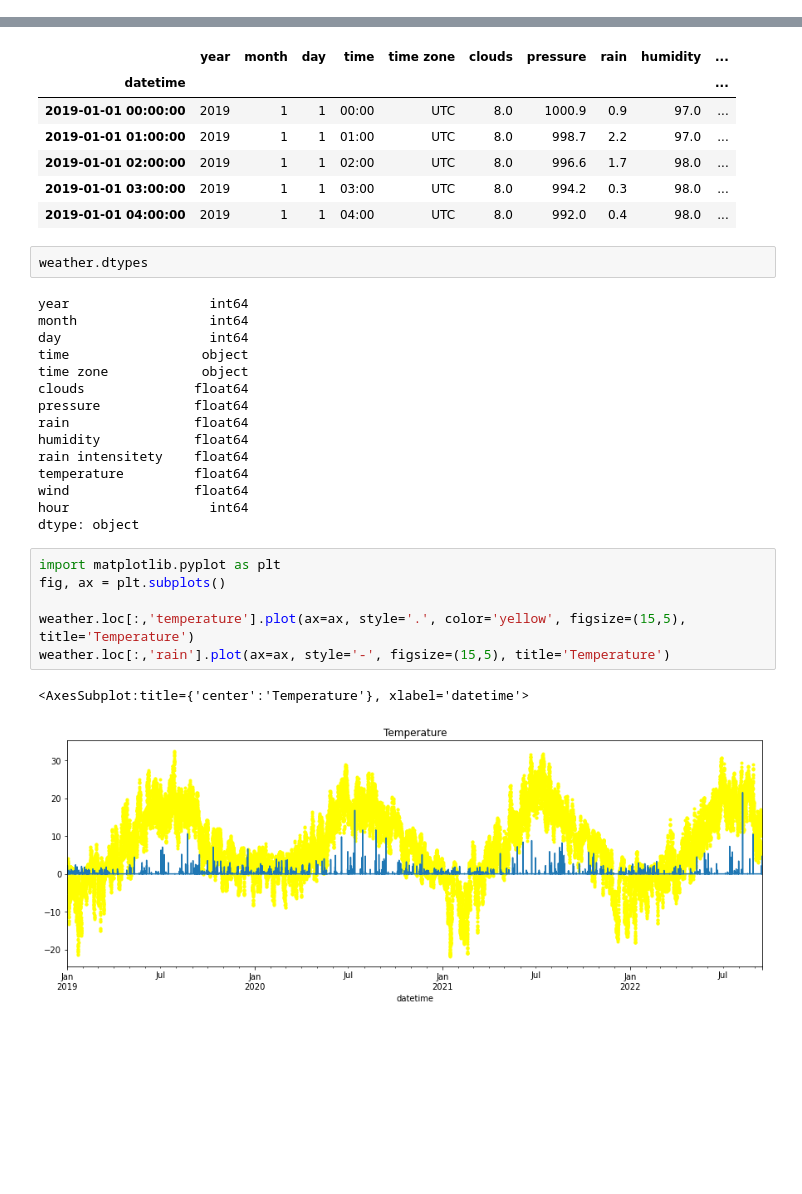
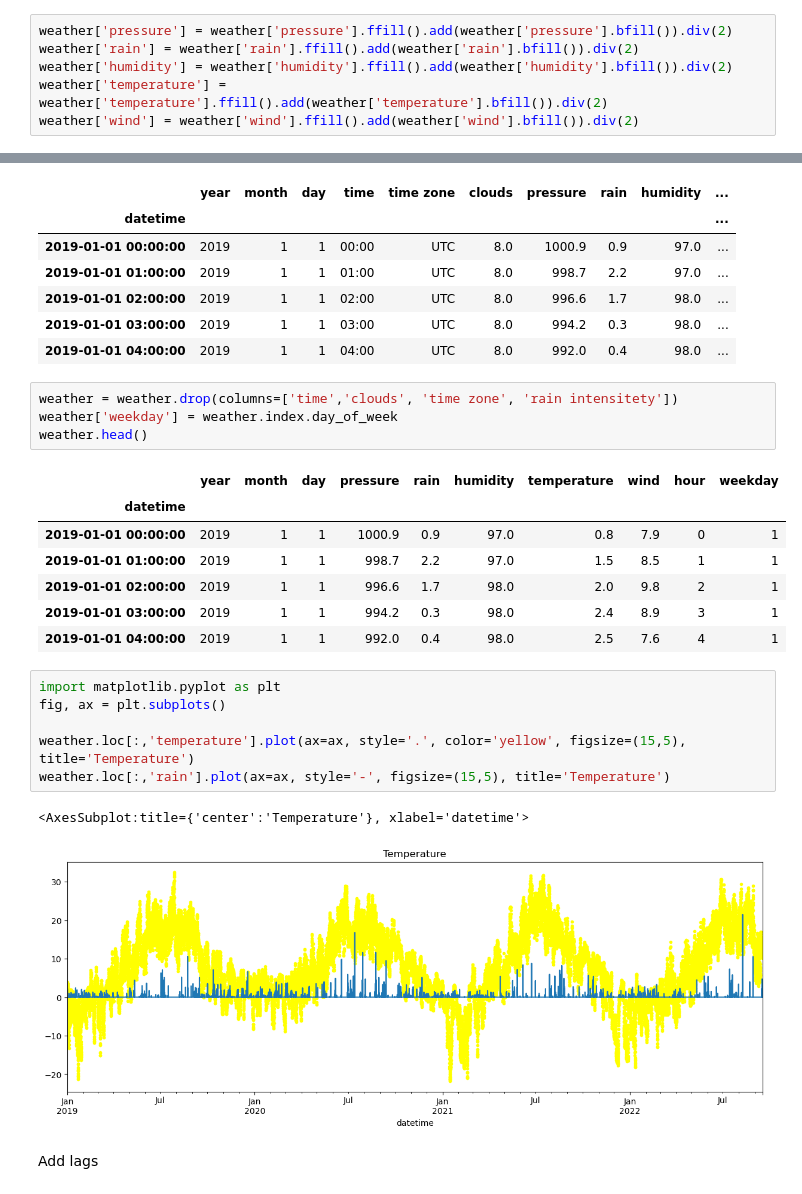
Before and after one commit to IDS-mini/electricity, a Jupyter notebook: data/weather_eda.ipynb, the cells around one changed output, grey strips where cells are left out. Drawn from its saved outputs; the diff is of its cells as text; blank space fills up the shorter version.

Commit message:
weather future data predicted and variable fixes

```diff
--- a/data/weather_eda.ipynb
+++ b/data/weather_eda.ipynb
@@ -50,3 +56,9 @@ weather = weather.rename(columns=colnames)
+# %%
+weather['pressure'] = weather['pressure'].ffill().add(weather['pressure'].bfill()).div(2)
+weather['rain'] = weather['rain'].ffill().add(weather['rain'].bfill()).div(2)
+weather['humidity'] = weather['humidity'].ffill().add(weather['humidity'].bfill()).div(2)
+weather['temperature'] = weather['temperature'].ffill().add(weather['temperature'].bfill()).div(2)
+weather['wind'] = weather['wind'].ffill().add(weather['wind'].bfill()).div(2)
 # %%
 weather.head()
 # %% [output]
@@ -57,23 +69,18 @@ weather.head()
 | 2019-01-01 02:00:00 | 2019 | 1 | 1 | 02:00 | UTC | 8.0 | 996.6 | 1.7 | 98.0 | ... |
 | 2019-01-01 03:00:00 | 2019 | 1 | 1 | 03:00 | UTC | 8.0 | 994.2 | 0.3 | 98.0 | ... |
 | 2019-01-01 04:00:00 | 2019 | 1 | 1 | 04:00 | UTC | 8.0 | 992.0 | 0.4 | 98.0 | ... |
-# %%
-weather.dtypes
-# %% [output]
-year                  int64
-month                 int64
-day                   int64
-time                 object
-time zone            object
-clouds              float64
-pressure            float64
-rain                float64
-humidity            float64
-rain intensitety    float64
-temperature         float64
-wind                float64
-hour                  int64
-dtype: object
+# %%
+weather = weather.drop(columns=['time','clouds', 'time zone', 'rain intensitety'])
+weather['weekday'] = weather.index.day_of_week
+weather.head()
+# %% [output]
+|  | year | month | day | pressure | rain | humidity | temperature | wind | hour | weekday |
+| datetime |  |  |  |  |  |  |  |  |  |  |
+| 2019-01-01 00:00:00 | 2019 | 1 | 1 | 1000.9 | 0.9 | 97.0 | 0.8 | 7.9 | 0 | 1 |
+| 2019-01-01 01:00:00 | 2019 | 1 | 1 | 998.7 | 2.2 | 97.0 | 1.5 | 8.5 | 1 | 1 |
+| 2019-01-01 02:00:00 | 2019 | 1 | 1 | 996.6 | 1.7 | 98.0 | 2.0 | 9.8 | 2 | 1 |
+| 2019-01-01 03:00:00 | 2019 | 1 | 1 | 994.2 | 0.3 | 98.0 | 2.4 | 8.9 | 3 | 1 |
+| 2019-01-01 04:00:00 | 2019 | 1 | 1 | 992.0 | 0.4 | 98.0 | 2.5 | 7.6 | 4 | 1 |
 # %%
 import matplotlib.pyplot as plt
 fig, ax = plt.subplots()
@@ -82,4 +89,6 @@ weather.loc[:,'temperature'].plot(ax=ax, style='.', color='yellow', figsize=(15,
 weather.loc[:,'rain'].plot(ax=ax, style='-', figsize=(15,5), title='Temperature')
 # %% [output]
 <AxesSubplot:title={'center':'Temperature'}, xlabel='datetime'>
-[figure, old version]
+[figure, new version]
+# %% [markdown]
+Add lags
```
Also changed, not shown: parts of 10 cells of this notebook, 2 other files.
